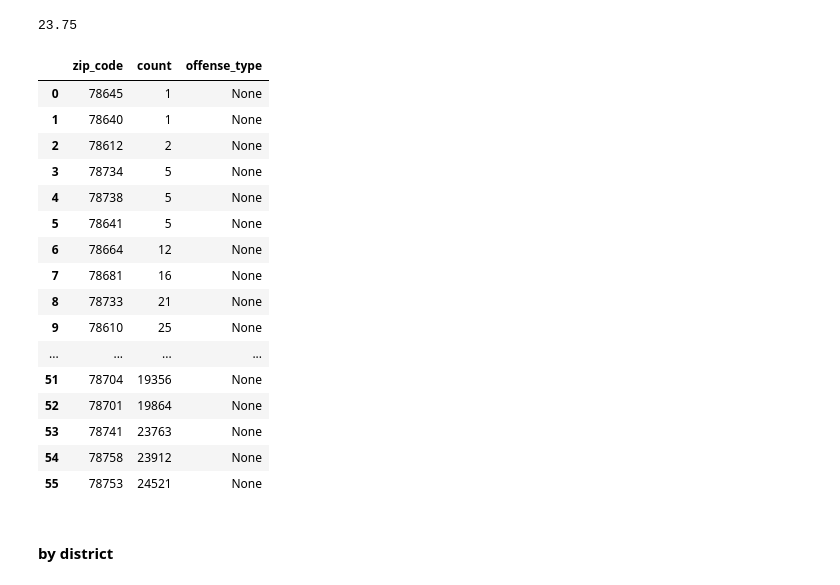
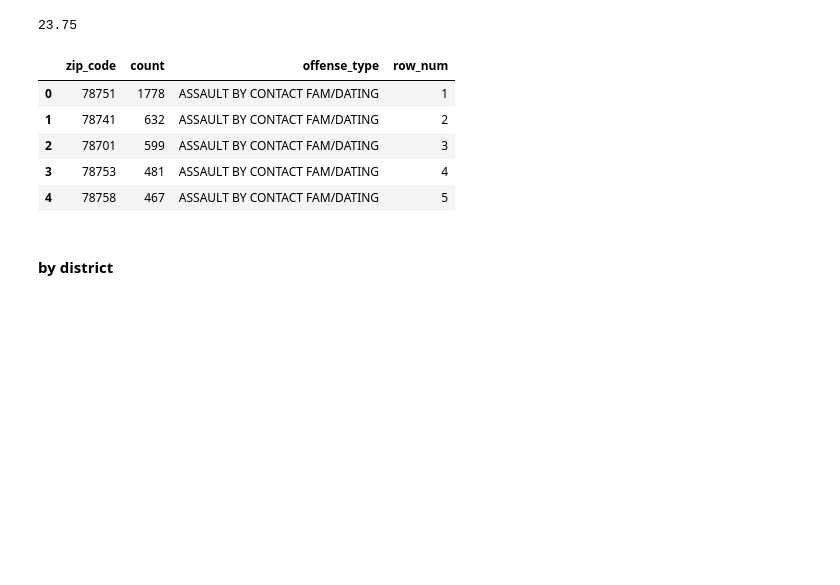
Before and after one commit to DonnieData/austin_crime_EDA, a Jupyter notebook: crime_data_EDA.ipynb, the cells around one changed output. Cells and saved outputs as stored; diff of their text form; code cells hidden in the pictures; blank space fills up the shorter version.

Commit message:
updating sql query to create zipcode dataset using CTE

```diff
--- a/crime_data_EDA.ipynb
+++ b/crime_data_EDA.ipynb
@@ -625,23 +613,43 @@ samp = db_frame('''SELECT zip_code,
-# %%
-samp
-# %% [output]
-|  | zip_code | count | offense_type |
-| 0 | 78645 | 1 | None |
-| 1 | 78640 | 1 | None |
-| 2 | 78612 | 2 | None |
-| 3 | 78734 | 5 | None |
-| 4 | 78738 | 5 | None |
-| 5 | 78641 | 5 | None |
-| 6 | 78664 | 12 | None |
-| 7 | 78681 | 16 | None |
-| 8 | 78733 | 21 | None |
-| 9 | 78610 | 25 | None |
-| ... | ... | ... | ... |
-| 51 | 78704 | 19356 | None |
-| 52 | 78701 | 19864 | None |
-| 53 | 78741 | 23763 | None |
-| 54 | 78758 | 23912 | None |
-| 55 | 78753 | 24521 | None |
+# %%
+# using subquery to retrieve top 10 crime type by occurence
+# then return zipcodes and number of occurences of that specificed type
+# partition results by type and add row numbers to order by, then filter reustls by rown number only returning the top zips by count
+top_type_by_zip =  db_frame('''
+        WITH offense_by_zip AS (
+            SELECT zip_code,
+                COUNT(*) as count,
+                offense_type,
+                ROW_NUMBER() OVER(
+                                PARTITION BY offense_type
+                                ORDER BY offense_type, COUNT(*) DESC) AS row_num
+                FROM crime_incidents as cr
+                LEFT JOIN offense_type as of
+                ON (cr.offense_code = of.offense_code)
+                WHERE offense_type IN ( SELECT of_sub.offense_type
+                                       FROM crime_incidents as cr_sub
+                                       LEFT JOIN offense_type as of_sub
+                                       ON (cr_sub.offense_code = of_sub.offense_code)
+                                       GROUP BY offense_type
+                                       ORDER BY COUNT(*) DESC
+                                       LIMIT 10 )
+                GROUP BY zip_code, offense_type
+                ORDER BY offense_type, row_num ASC )
+        SELECT zip_code,
+            count,
+            offense_type,
+            row_num
+        FROM offense_by_zip
+        WHERE row_num <=5
+                            ;''')
+# %%
+top_type_by_zip.head()
+# %% [output]
+|  | zip_code | count | offense_type | row_num |
+| 0 | 78751 | 1778 | ASSAULT BY CONTACT FAM/DATING | 1 |
+| 1 | 78741 | 632 | ASSAULT BY CONTACT FAM/DATING | 2 |
+| 2 | 78701 | 599 | ASSAULT BY CONTACT FAM/DATING | 3 |
+| 3 | 78753 | 481 | ASSAULT BY CONTACT FAM/DATING | 4 |
+| 4 | 78758 | 467 | ASSAULT BY CONTACT FAM/DATING | 5 |
 # %% [markdown]
 #### by district
 # %%
```
Also changed, not shown: parts of 2 cells of this notebook.
